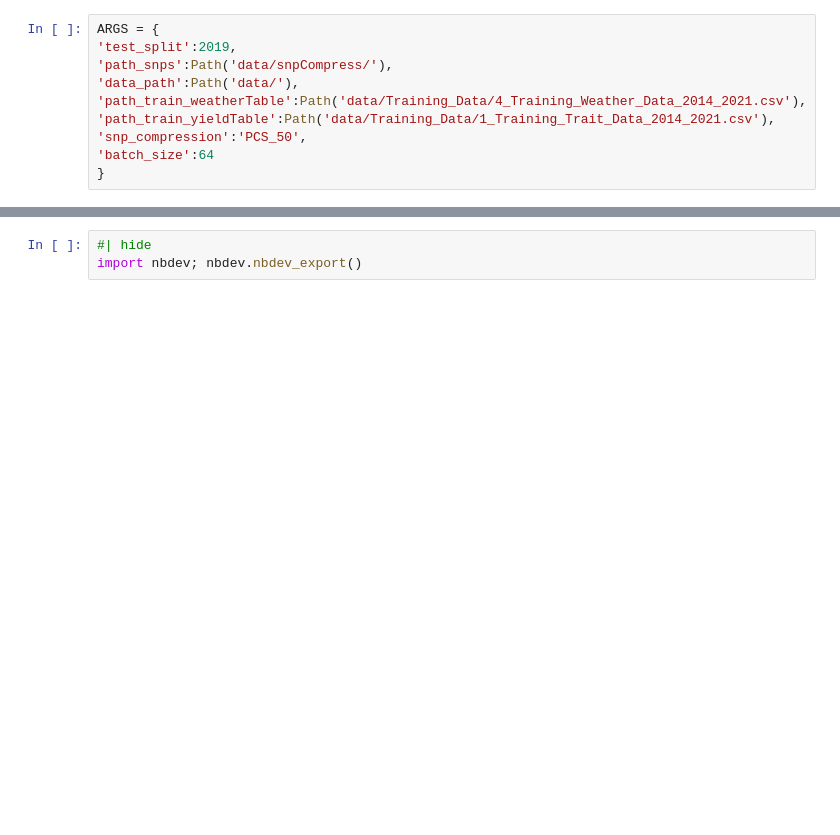
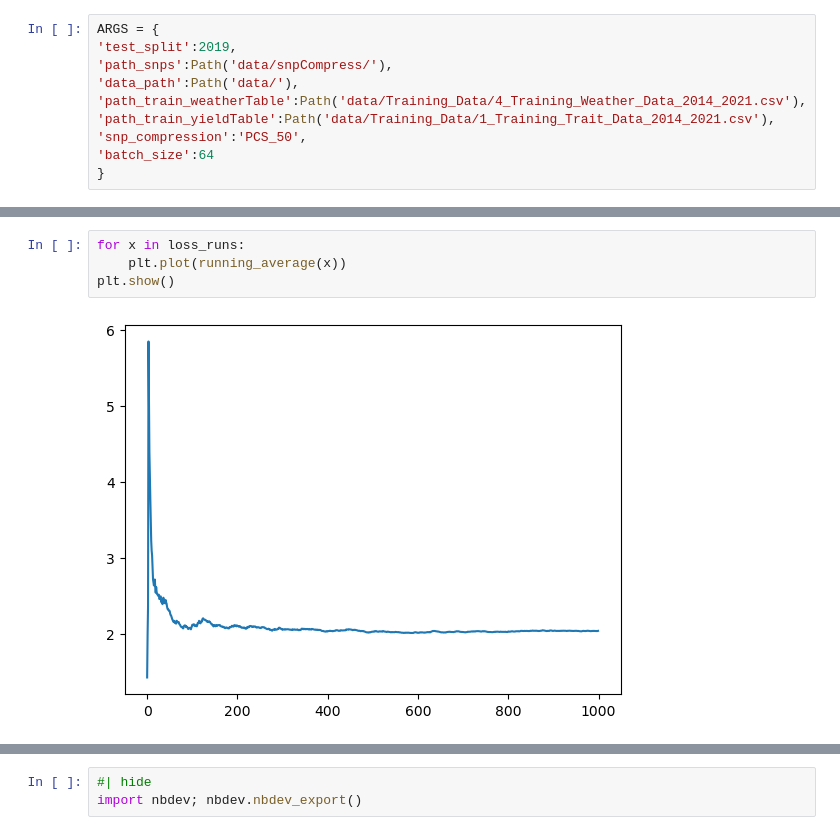
Before and after one commit to cjGO/hybridpredictmaize22, a Jupyter notebook: dev_nbs/03_gemLearner.ipynb, the cells around one changed output, grey strips where cells are left out. Drawn from its saved outputs; the diff is of its cells as text; blank space fills up the shorter version.

```diff
--- a/dev_nbs/03_gemLearner.ipynb
+++ b/dev_nbs/03_gemLearner.ipynb
@@ -352,0 +397,6 @@ learn.fit(1)
+# %%
+for x in loss_runs:
+    plt.plot(running_average(x))
+plt.show()
+# %% [output]
+[figure, added]
```
Also changed, not shown: parts of 56 cells of this notebook, 2 other files.
